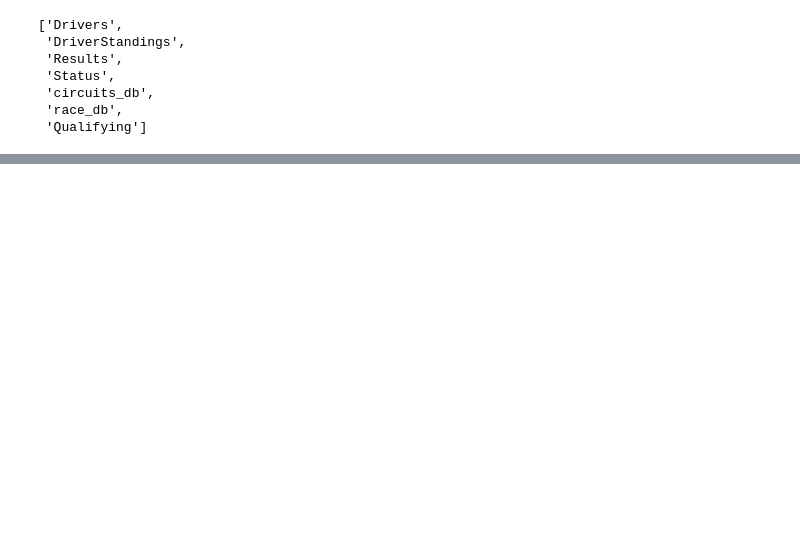
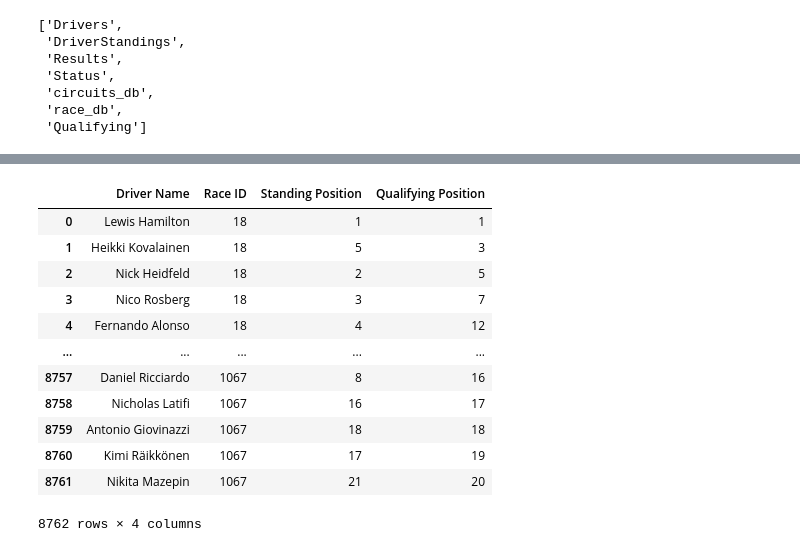
Before and after one commit to serenaremlang/Formula1_Fun, a Jupyter notebook: analysis/qualifying_analysis.ipynb, the cells around one changed output, grey strips where cells are left out. Drawn from its saved outputs; the diff is of its cells as text; code cells hidden in the pictures; blank space fills up the shorter version.

```diff
--- a/analysis/qualifying_analysis.ipynb
+++ b/analysis/qualifying_analysis.ipynb
@@ -47,0 +72,17 @@ ArgumentError: Column expression or FROM clause expected, got <sqlalchemy.sql.se
+# %%
+df = pd.DataFrame(driver_standings_position, columns=['Driver Name', 'Race ID', 'Standing Position', 'Qualifying Position'])
+df
+# %% [output]
+|  | Driver Name | Race ID | Standing Position | Qualifying Position |
+| 0 | Lewis Hamilton | 18 | 1 | 1 |
+| 1 | Heikki Kovalainen | 18 | 5 | 3 |
+| 2 | Nick Heidfeld | 18 | 2 | 5 |
+| 3 | Nico Rosberg | 18 | 3 | 7 |
+| 4 | Fernando Alonso | 18 | 4 | 12 |
+| ... | ... | ... | ... | ... |
+| 8757 | Daniel Ricciardo | 1067 | 8 | 16 |
+| 8758 | Nicholas Latifi | 1067 | 16 | 17 |
+| 8759 | Antonio Giovinazzi | 1067 | 18 | 18 |
+| 8760 | Kimi Räikkönen | 1067 | 17 | 19 |
+| 8761 | Nikita Mazepin | 1067 | 21 | 20 |
+8762 rows × 4 columns
```
Also changed, not shown: parts of 13 cells of this notebook.
